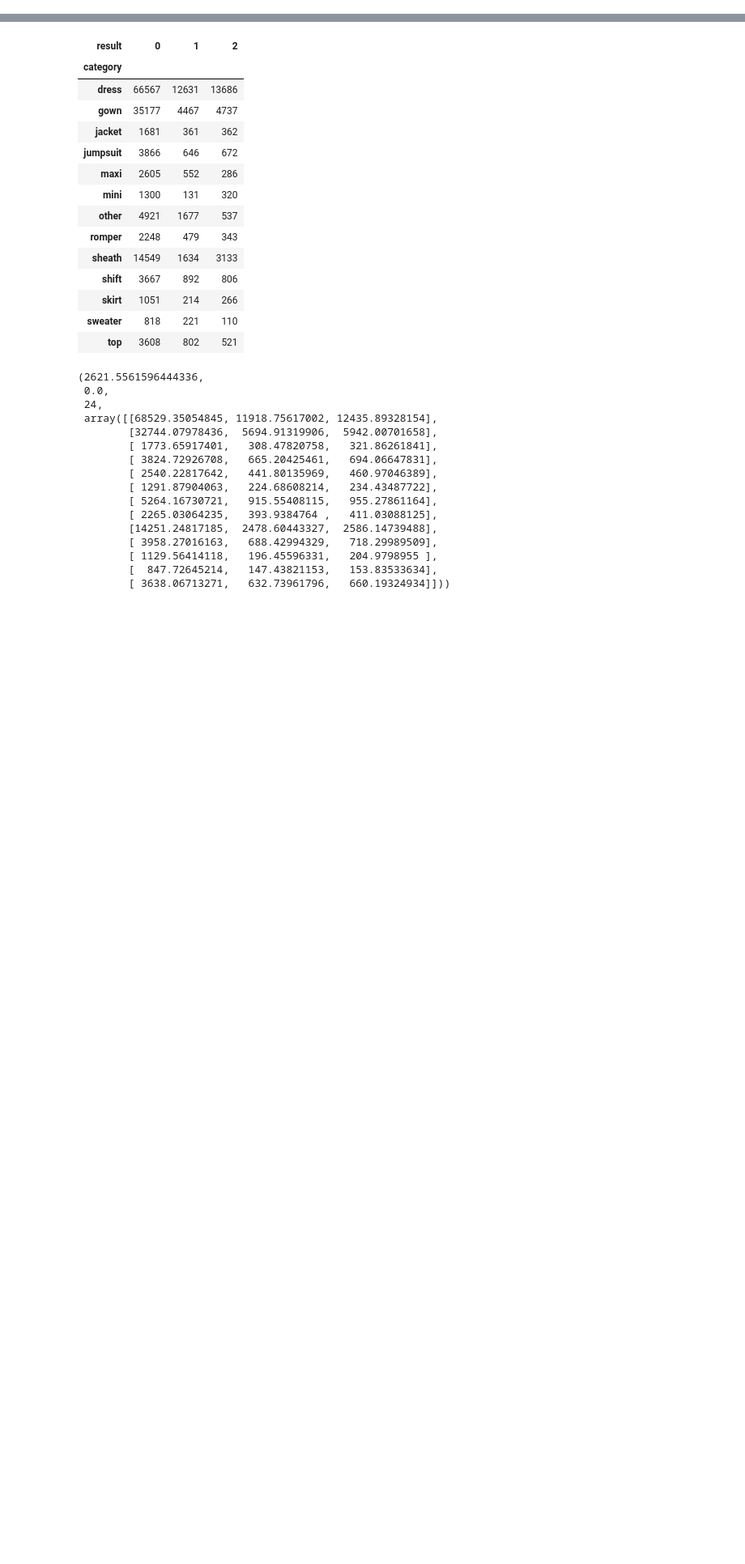
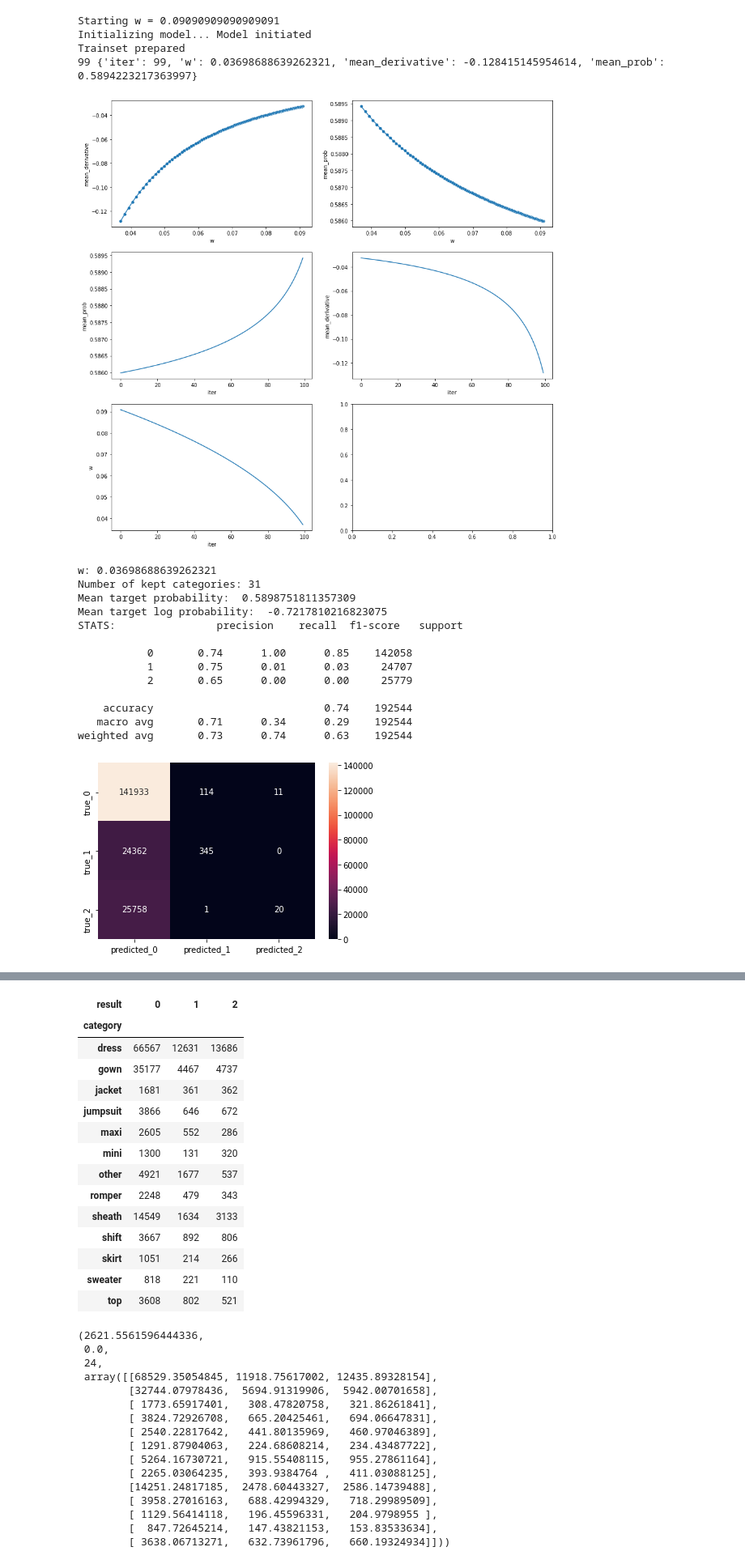
Before and after one commit to mfirgo/clothing_fit_licencjat, a Jupyter notebook: SimplifiedHierarchical.ipynb, the cells around one changed output, grey strips where cells are left out. Shown at 81% size. Cells and saved outputs as stored; diff of their text form; code cells hidden in the pictures; blank space fills up the shorter version.

Commit message:
bayesian return status - cleanup and tests

```diff
--- a/SimplifiedHierarchical.ipynb
+++ b/SimplifiedHierarchical.ipynb
@@ -126,2 +9,0 @@ hs.sales_at_category_level
-# %%
-hs.sales_at_category_level.loc[OTHER_CAT] = hs.sales_at_category_level.sum()
@@ -162,2 +9,0 @@ hs.default["all"]
-# %%
-hs.train.loc[df["count_category"]<100, "category"] = "other"
@@ -199,0 +27,32 @@ dtype: int64
+# %%
+def compute_mean_target_probability(results):
+    return results.apply(lambda row: row[row['result']], axis=1).mean()
+
+def compute_mean_log_probability(results):
+    #return np.log(results.apply(lambda row: row[row['result']], axis=1)).mean()
+    return results.apply(lambda row: np.log(row[row['result']]), axis=1).replace({-np.inf: np.nan}).mean()
+
+def get_stats(hs, results):
+    stats = {"w": hs.w, "N_of_kept_categories": (hs.kept_categories!=hs.OTHER_CAT).sum()}
+    stats["Mean_target_prob"] = compute_mean_target_probability(results)
+    stats["Mean_target_logprob"] = compute_mean_log_probability(results)
+    stats["treshold"] = hs.treshold
+    stats["sklearn_stats"] = sklearn.metrics.classification_report(results["result"], results["predicted_return_status"], output_dict=True)
+    return stats
+
+def show_stats(hs, results, all_stats_list=[]):
+    stats = get_stats(hs, results)
+    all_stats_list.append(stats)
+    print("w:", stats["w"])
+    print("Number of kept categories:", stats["N_of_kept_categories"])
+    print("Mean target probability: ", stats["Mean_target_prob"])
+    print("Mean target log probability: ", stats["Mean_target_logprob"])
+    print("STATS: ", sklearn.metrics.classification_report(results["result"], results["predicted_return_status"]))
+    show_confusion_matrix(results, "result", "predicted_return_status")
+# %%
+def experiment(train_df, test_df, iterations=250, lr=0.01, treshold=100, alpha=0.1, beta=1, init_w="mean"):
+    hs = HierarchicalStatus(category_treshold=treshold, alpha=alpha, beta=beta, init_w=init_w)
+    print(f"Starting w = {hs.w}")
+    hs.train_model(train_df, lr, log_every=100, T=iterations)
+    results = hs.predict(test_df)
+    return hs, results
@@ -199,0 +65,24 @@ dtype: int64
+# %%
+hs, results = experiment(df, df, 100)
+show_learning_process(hs)
+show_stats(hs, results)
+# %% [output]
+Starting w = 0.09090909090909091
+Initializing model... Model initiated
+Trainset prepared
+99 {'iter': 99, 'w': 0.03698688639262321, 'mean_derivative': -0.128415145954614, 'mean_prob': 0.5894223217363997}
+[figure, added]
+w: 0.03698688639262321
+Number of kept categories: 31
+Mean target probability:  0.5898751811357309
+Mean target log probability:  -0.7217810216823075
+STATS:                precision    recall  f1-score   support
+
+           0       0.74      1.00      0.85    142058
+           1       0.75      0.01      0.03     24707
+           2       0.65      0.00      0.00     25779
+
+    accuracy                           0.74    192544
+   macro avg       0.71      0.34      0.29    192544
+weighted avg       0.73      0.74      0.63    192544
+[figure, added]
```
Also changed, not shown: parts of 44 cells of this notebook, 2 other files.
